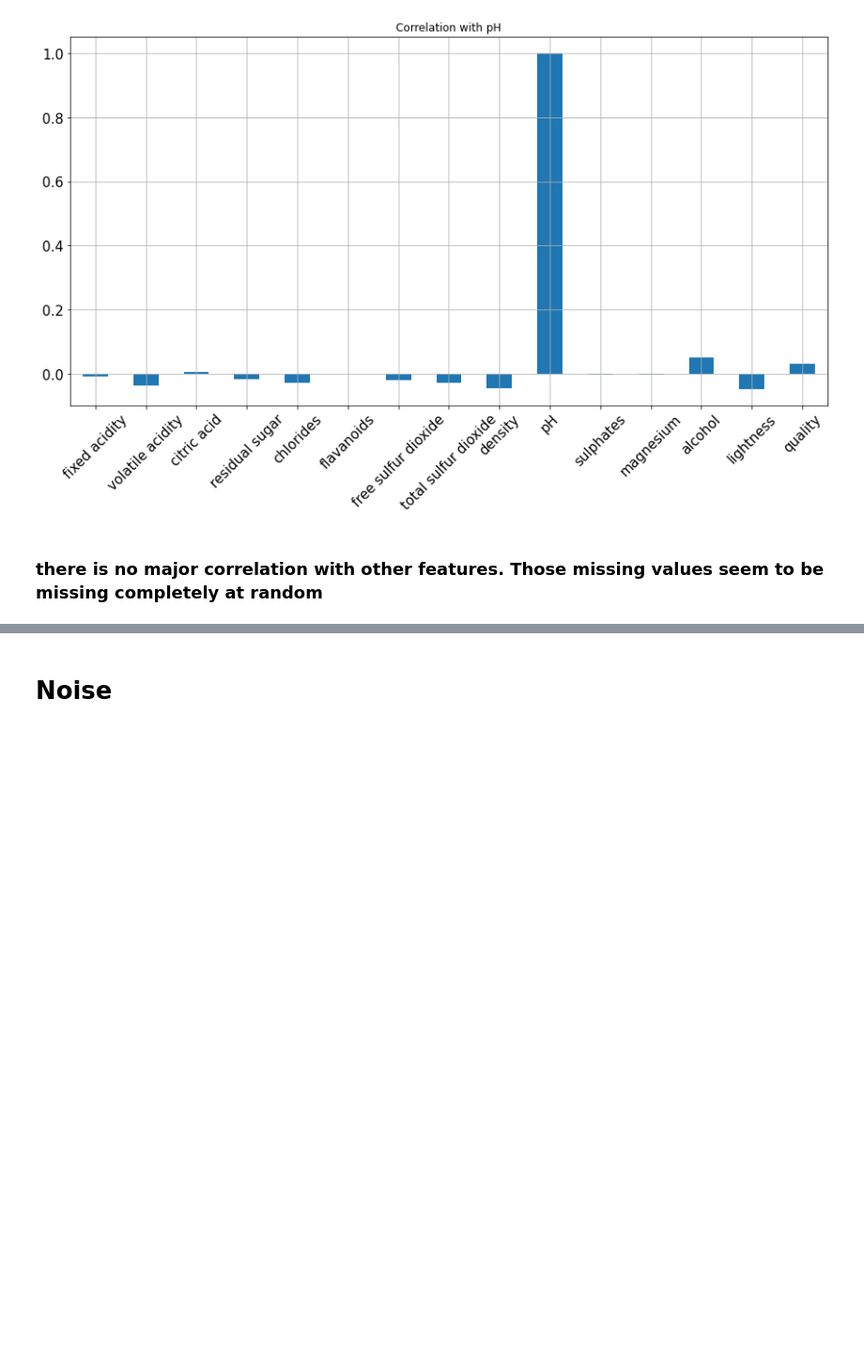
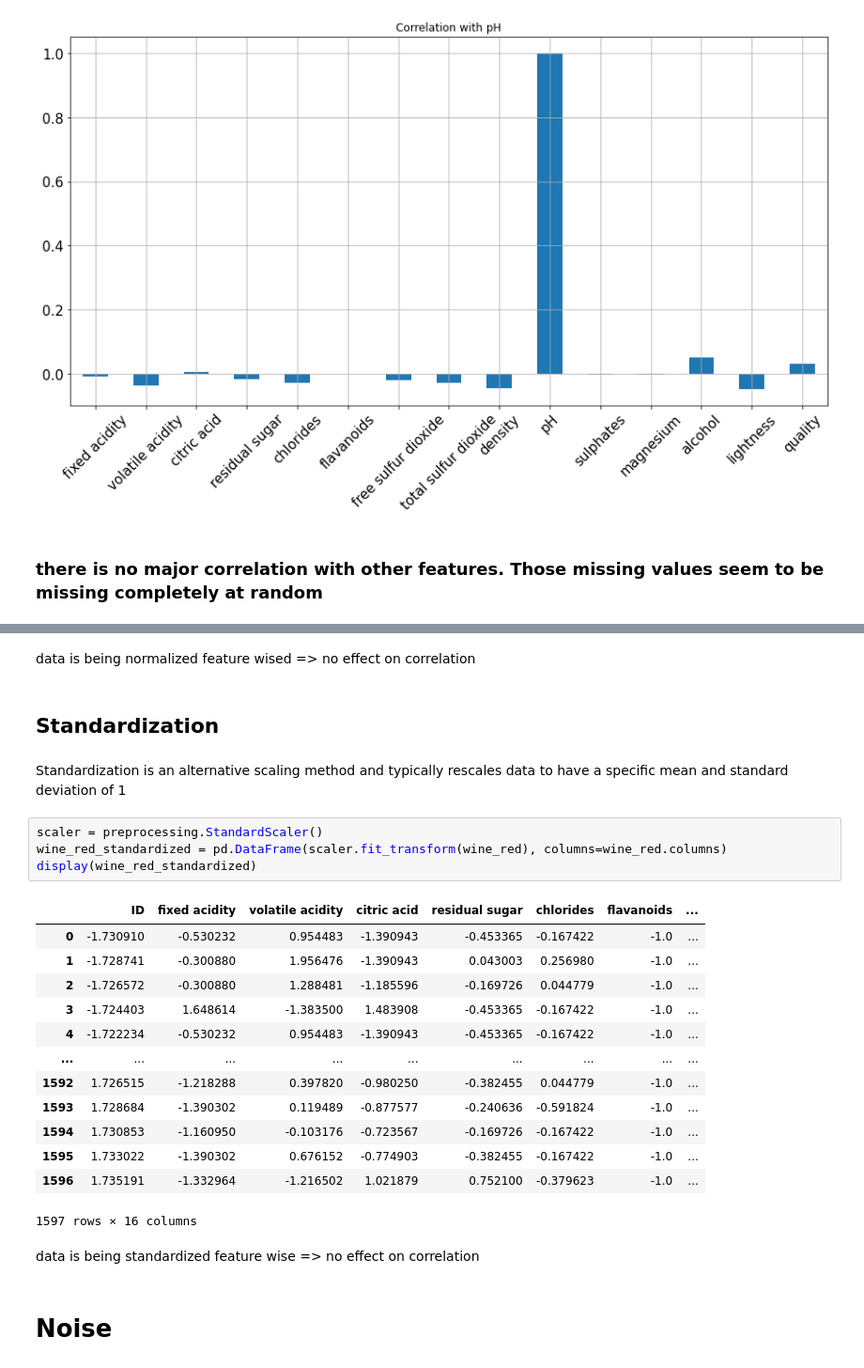
Before and after one commit to proohit/trends-in-ds-team1, a Jupyter notebook: data_quality_issues.ipynb, the cells around one changed output, grey strips where cells are left out. Shown: that part at 94% size. Drawn from its saved outputs; the diff is of its cells as text; blank space fills up the shorter version.

```diff
--- a/data_quality_issues.ipynb
+++ b/data_quality_issues.ipynb
@@ -101,3 +101,29 @@ Reshape your data either using array.reshape(-1, 1) if your data has a single fe
+# %% [markdown]
+data is being normalized feature wised => no effect on correlation
+# %% [markdown]
+## Standardization
+# %% [markdown]
+Standardization is an alternative scaling method and typically rescales data to have a specific mean and standard deviation of 1
+# %%
+scaler = preprocessing.StandardScaler()
+wine_red_standardized = pd.DataFrame(scaler.fit_transform(wine_red), columns=wine_red.columns)
+display(wine_red_standardized)
+# %% [output]
+|  | ID | fixed acidity | volatile acidity | citric acid | residual sugar | chlorides | flavanoids | ... |
+| 0 | -1.730910 | -0.530232 | 0.954483 | -1.390943 | -0.453365 | -0.167422 | -1.0 | ... |
+| 1 | -1.728741 | -0.300880 | 1.956476 | -1.390943 | 0.043003 | 0.256980 | -1.0 | ... |
+| 2 | -1.726572 | -0.300880 | 1.288481 | -1.185596 | -0.169726 | 0.044779 | -1.0 | ... |
+| 3 | -1.724403 | 1.648614 | -1.383500 | 1.483908 | -0.453365 | -0.167422 | -1.0 | ... |
+| 4 | -1.722234 | -0.530232 | 0.954483 | -1.390943 | -0.453365 | -0.167422 | -1.0 | ... |
+| ... | ... | ... | ... | ... | ... | ... | ... | ... |
+| 1592 | 1.726515 | -1.218288 | 0.397820 | -0.980250 | -0.382455 | 0.044779 | -1.0 | ... |
+| 1593 | 1.728684 | -1.390302 | 0.119489 | -0.877577 | -0.240636 | -0.591824 | -1.0 | ... |
+| 1594 | 1.730853 | -1.160950 | -0.103176 | -0.723567 | -0.169726 | -0.167422 | -1.0 | ... |
+| 1595 | 1.733022 | -1.390302 | 0.676152 | -0.774903 | -0.382455 | -0.167422 | -1.0 | ... |
+| 1596 | 1.735191 | -1.332964 | -1.216502 | 1.021879 | 0.752100 | -0.379623 | -1.0 | ... |
+1597 rows × 16 columns
+# %% [markdown]
+data is being standardized feature wise => no effect on correlation
 # %% [markdown]
 # Noise
 # %% [markdown]
```
Also changed, not shown: parts of 4 cells of this notebook.
